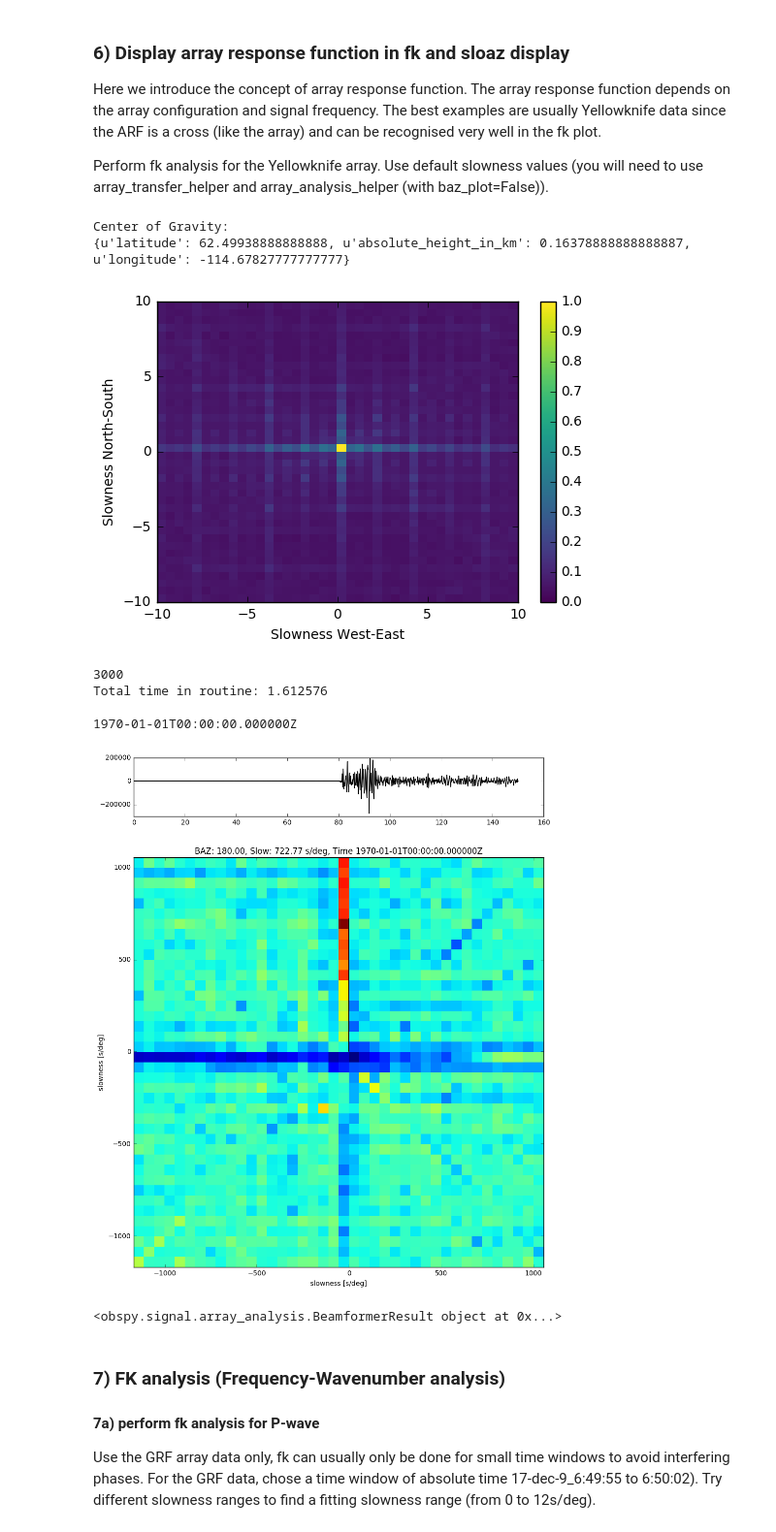
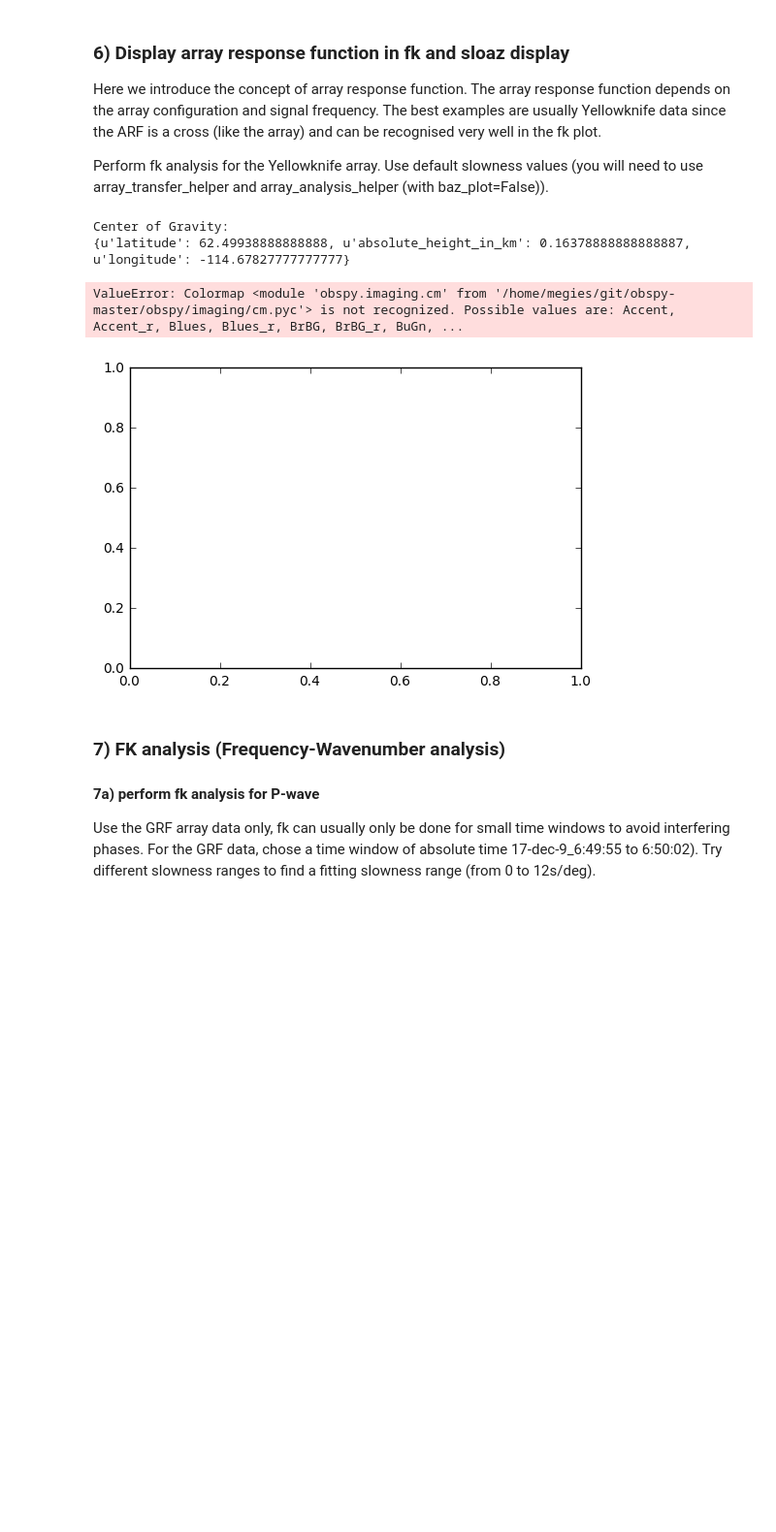
Before and after one commit to obspy/mess2014-notebooks, a Jupyter notebook: MESS 2014 - Array Seismology_arraytools_branch.ipynb, the cells around one changed output. Shown at 97% size. Cells and saved outputs as stored; diff of their text form; code cells hidden in the pictures; blank space fills up the shorter version.

Commit message:
array analysis notebook: use data from examples.obspy.org

```diff
--- a/MESS 2014 - Array Seismology_arraytools_branch.ipynb
+++ b/MESS 2014 - Array Seismology_arraytools_branch.ipynb
@@ -43,6 +44,12 @@ For example for the Morocco event: /home/mess/Desktop/data/02_MM/02.mseed
 ### **Getting Genral information of each event and array
 
 **a)** Plot the morocco event (14 AUG 2012) on a world map (using QuakeML file)
+# %%
+# Load waveforms only once
+from obspy import read
+morocco_stream = read("http://examples.obspy.org/array_morocco_muenster_2012-08-14.mseed")
+grf_stream = read("http://examples.obspy.org/array_grf_1991-12-17.mseed")
+yellowknife_stream = read("http://examples.obspy.org/array_yellowknife_2012-08-14.mseed")
 # %%
 import obspy
 
@@ -489,34 +493,29 @@ AA._array_transff_helper?
 # %%
 from obspy import read, UTCDateTime, read_events, read_inventory
-st = read("/Users/admin/Desktop/Seismo_job/MESS2014_new/03_YKA/03.mseed")
+st = yellowknife_stream.copy()
 
 
 vertical_components = st.select(component="Z")
 t1 = UTCDateTime(2012, 8, 14, 3, 6, 30)
 t2 = UTCDateTime(2012, 8, 14, 3, 9, 0)
 vertical_components.trim(t1, t2)
 
-inv = read_inventory("/Users/admin/Desktop/Seismo_job/MESS2014_new/03_YKA/03.xml", format='STATIONXML')
+inv = read_inventory("http://examples.obspy.org/array_yellowknife.xml")
 
 print 'Center of Gravity:'
-array = AA('', inv)
+array = SeismicArray('', inv)
 print array.center_of_gravity
 
-z = AA('', inv)
+z = SeismicArray('', inv)
 ff = z.plot_transfer_function_freqslowness(slim=10, sstep=0.5, freq_min=0.1, freq_max=4, freq_step=0.1)
 #ff = z._array_transff_helper(plim=10, pstep=0.5, param='slowness', fmin=0.1, fmax=4, fstep=0.1)
-#AA._plot_transff_helper(ff, lim=10, step=0.5)
-print AA._array_analysis_helper(z, vertical_components, method="FK", frqlow=0.1, frqhigh=4, prefilter=True, static3d=False, vel_corr=4.8, wlen=-1, wfrac=0.8, slx=(-10, 10), sly=(-10, 10), sls=0.5, plots=('slowness_xy'))
+#SeismicArray._plot_transff_helper(ff, lim=10, step=0.5)
+print SeismicArray._array_analysis_helper(z, vertical_components, method="FK", frqlow=0.1, frqhigh=4, prefilter=True, static3d=False, vel_corr=4.8, wlen=-1, wfrac=0.8, slx=(-10, 10), sly=(-10, 10), sls=0.5, plots=('slowness_xy'))
 # %% [output]
 Center of Gravity:
 {u'latitude': 62.49938888888888, u'absolute_height_in_km': 0.16378888888888887, u'longitude': -114.67827777777777}
+ValueError: Colormap <module 'obspy.imaging.cm' from '/home/megies/git/obspy-master/obspy/imaging/cm.pyc'> is not recognized. Possible values are: Accent, Accent_r, Blues, Blues_r, BrBG, BrBG_r, BuGn, ...
-[figure, old version]
+[figure, new version]
-3000
-Total time in routine: 1.612576
-
-1970-01-01T00:00:00.000000Z
-[figure, removed]
-<obspy.signal.array_analysis.BeamformerResult object at 0x...>
 # %% [markdown]
 ### 7) FK analysis (Frequency-Wavenumber analysis)
 #### 7a) perform fk analysis for P-wave
```
Also changed, not shown: parts of 20 cells of this notebook.
